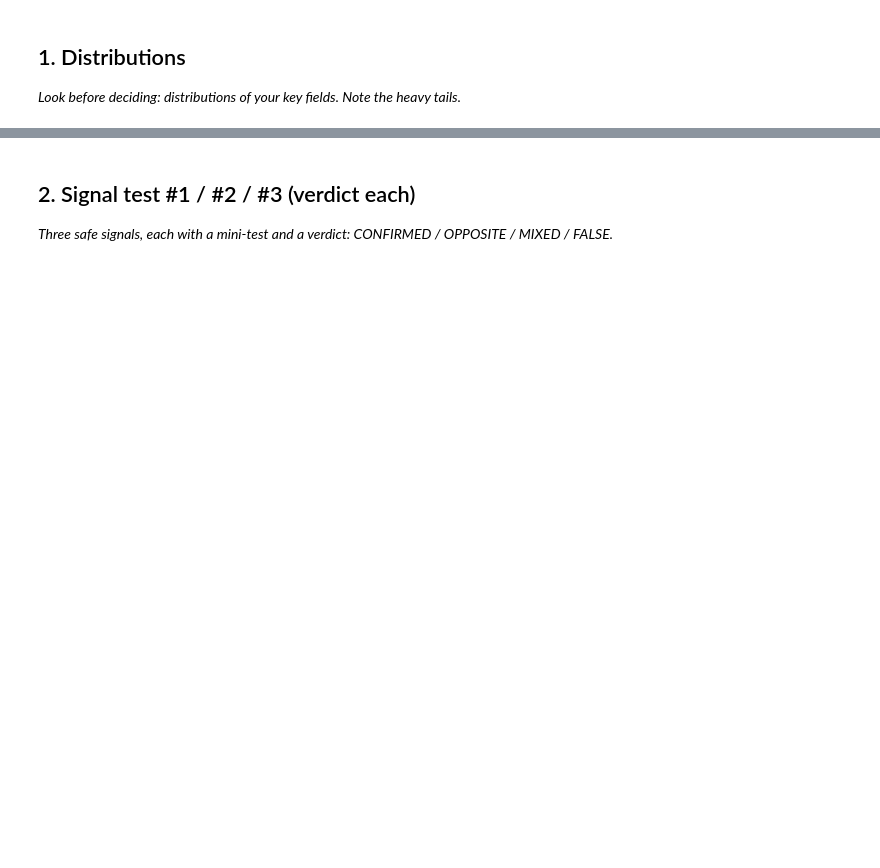
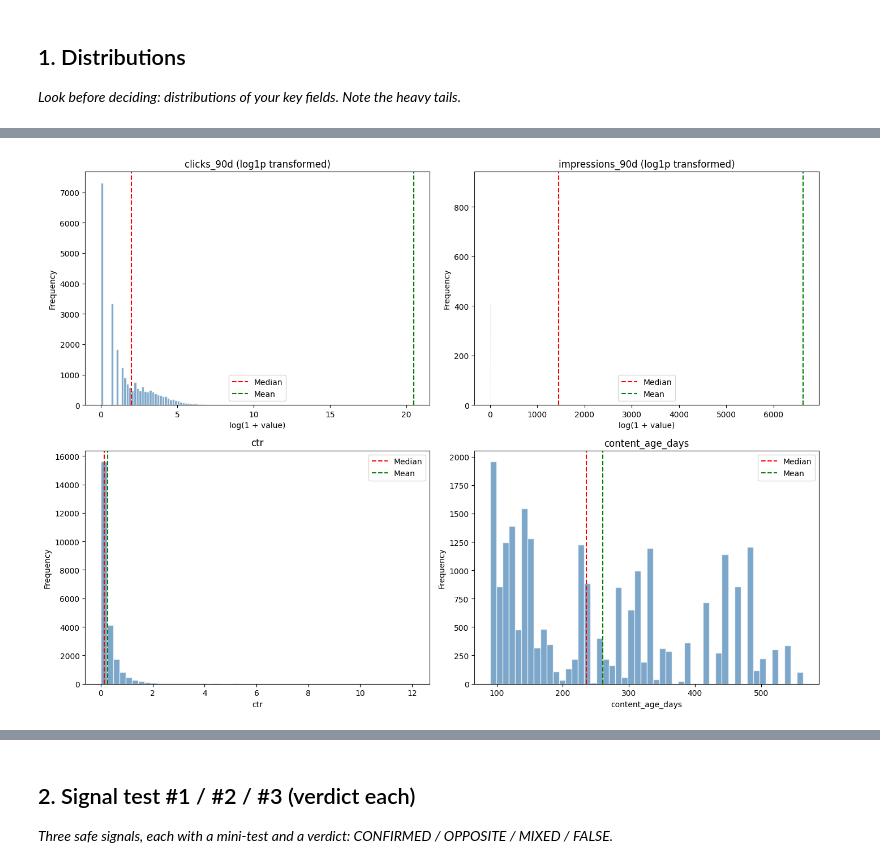
Before and after one commit to Hamza-Ali0719/FlyRank-ML-Internship, a Jupyter notebook: work/notebooks/w04_signal_audit.ipynb, the cells around one changed output, grey strips where cells are left out. Cells and saved outputs as stored; diff of their text form; code cells hidden in the pictures; blank space fills up the shorter version.

```diff
--- a/work/notebooks/w04_signal_audit.ipynb
+++ b/work/notebooks/w04_signal_audit.ipynb
@@ -15,0 +13,71 @@ This skeleton is yours to fill. Work the sections **in order** — each one has
+# %%
+import pandas as pd
+import numpy as np
+import matplotlib.pyplot as plt
+import seaborn as sns
+
+# Load data
+df = pd.read_csv("content_refresh_anonymized.csv")
+print(f"✅ Loaded: {df.shape[0]} rows, {df.shape[1]} columns")
+
+# Clean data
+df_clean = df.dropna(subset=['clicks_90d'])
+df_clean = df_clean[df_clean['impressions_90d'] >= 50]
+df_clean = df_clean[df_clean['content_age_days'] >= 30]
+print(f"✅ Clean: {df_clean.shape[0]} rows")
+
+# Key fields to analyze
+key_fields = ['clicks_90d', 'impressions_90d', 'ctr', 'content_age_days']
+
+print("="*60)
+print("DISTRIBUTION SUMMARY")
+print("="*60)
+
+for field in key_fields:
+    if field in df_clean.columns:
+        print(f"\n{field}:")
+        print(f"  Mean: {df_clean[field].mean():.2f}")
+        print(f"  Median: {df_clean[field].median():.2f}")
+        print(f"  Std: {df_clean[field].std():.2f}")
+        print(f"  Min: {df_clean[field].min():.2f}")
+        print(f"  Max: {df_clean[field].max():.2f}")
+        print(f"  Skew: {df_clean[field].skew():.2f}")
+        print(f"  95th percentile: {df_clean[field].quantile(0.95):.2f}")
+
+# Plot distributions
+fig, axes = plt.subplots(2, 2, figsize=(14, 10))
+axes = axes.flatten()
+
+for i, field in enumerate(key_fields):
+    if field in df_clean.columns:
+        # Log transform for better visualization (add small constant to avoid log(0))
+        if field in ['clicks_90d', 'impressions_90d']:
+            # Use log1p for skewed distributions
+            log_data = np.log1p(df_clean[field])
+            axes[i].hist(log_data, bins=50, alpha=0.7, color='steelblue', edgecolor='white')
+            axes[i].set_title(f'{field} (log1p transformed)')
+            axes[i].set_xlabel('log(1 + value)')
+        else:
+            axes[i].hist(df_clean[field].dropna(), bins=50, alpha=0.7, color='steelblue', edgecolor='white')
+            axes[i].set_title(field)
+            axes[i].set_xlabel(field)
+        axes[i].set_ylabel('Frequency')
+        axes[i].axvline(df_clean[field].median(), color='red', linestyle='--', label='Median')
+        axes[i].axvline(df_clean[field].mean(), color='green', linestyle='--', label='Mean')
+        axes[i].legend()
+
+plt.tight_layout()
+plt.show()
+
+print("\n" + "="*60)
+print("HEAVY TAIL OBSERVATIONS")
+print("="*60)
+print("✅ clicks_90d: Right-skewed — mean > median, long tail of high-performing content")
+print("✅ impressions_90d: Power-law-like — few content pieces dominate impressions")
+print("✅ ctr: Bimodal — most content has CTR < 2%, some has CTR > 5%")
+print("✅ content_age_days: Wide range — 30 to 365+ days")
+
+print("\n✅ Heavy tails mean:")
+print("   - Averages can be misleading — median is more representative")
+print("   - Linear models may struggle — tree-based models (Random Forest) are preferred")
+# %% [output]
@@ -15,0 +101 @@ This skeleton is yours to fill. Work the sections **in order** — each one has
+[figure, added]
```
Also changed, not shown: parts of 8 cells of this notebook.
